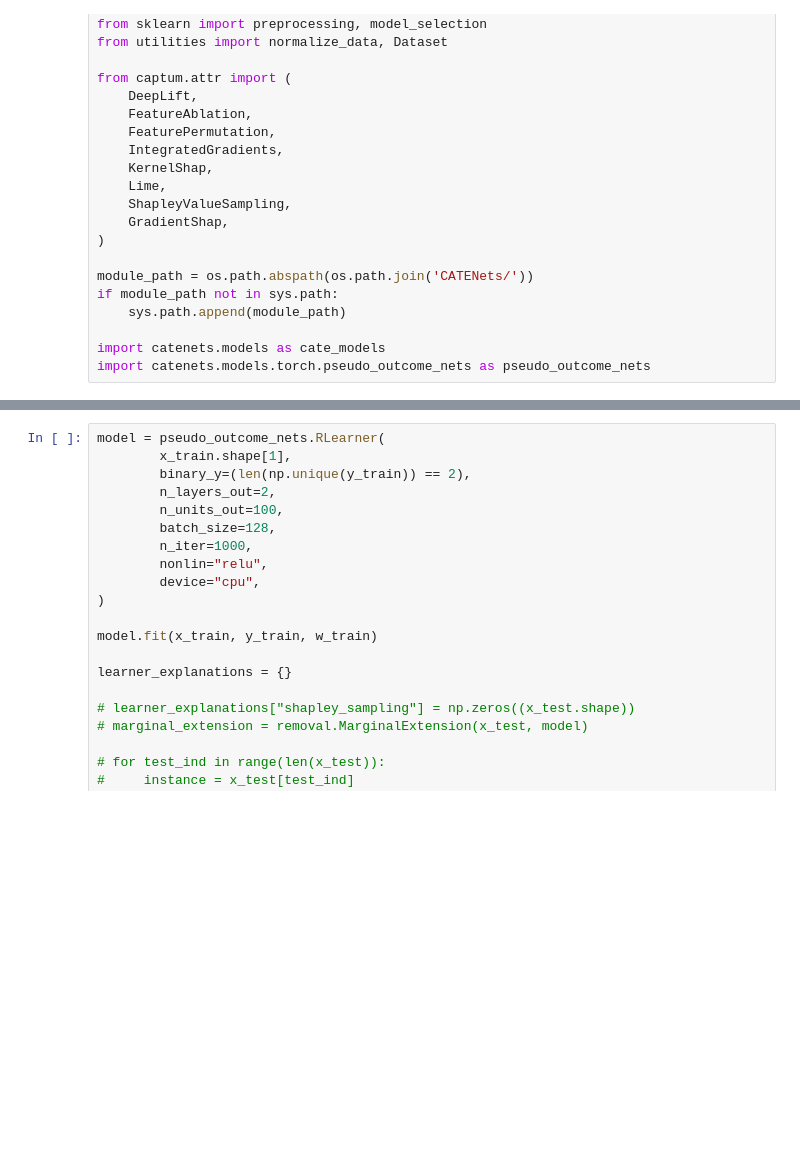
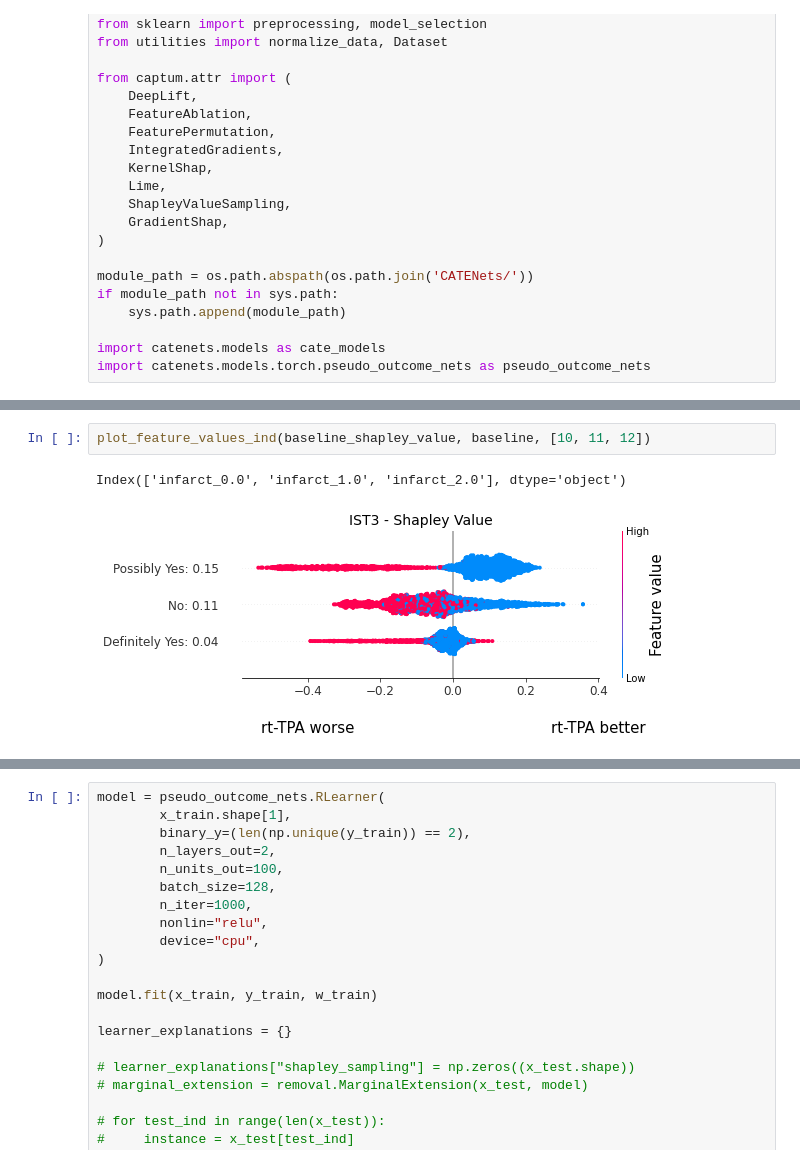
Before and after one commit to q8888620002/Explain_CATE, a Jupyter notebook: ist3.ipynb, the cells around one changed output, grey strips where cells are left out. Saved outputs shown, nothing was run; the diff lists cells and outputs as text; blank space fills up the shorter version.

```diff
--- a/ist3.ipynb
+++ b/ist3.ipynb
@@ -162,0 +225,5 @@ def normalize_data(x_train):
+# %%
+plot_feature_values_ind(baseline_shapley_value, baseline, [10, 11, 12])
+# %% [output]
+Index(['infarct_0.0', 'infarct_1.0', 'infarct_2.0'], dtype='object')
+[figure, added]
```
Also changed, not shown: parts of 20 cells of this notebook, 22 other files.
